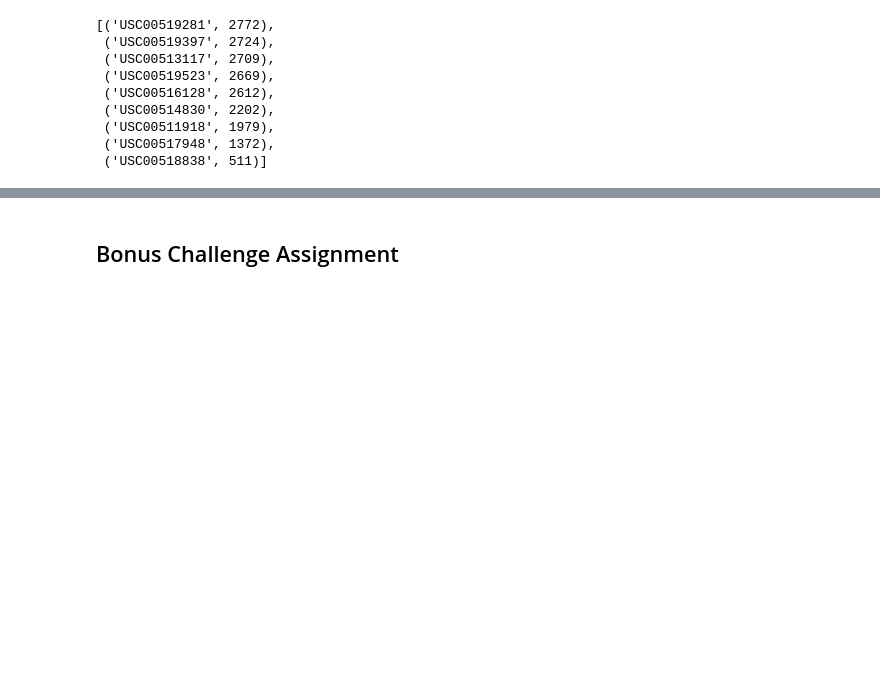
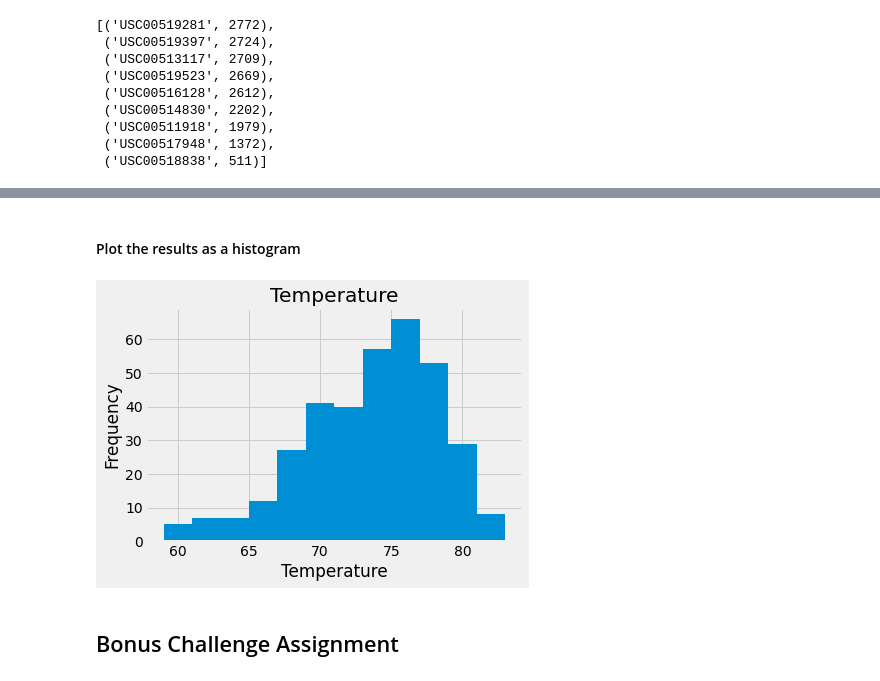
Before and after one commit to Slyssy/sqlalchemy-challenge, a Jupyter notebook: climate.ipynb, the cells around one changed output, grey strips where cells are left out. Cells and saved outputs as stored; diff of their text form; code cells hidden in the pictures; blank space fills up the shorter version.

```diff
--- a/climate.ipynb
+++ b/climate.ipynb
@@ -231,3 +234,13 @@ temp_12mnths_df
+# %% [markdown]
+#### Plot the results as a histogram
+# %%
+temp_hist = temp_12mnths_df.hist(bins=12)
+for ax in temp_hist.flatten():
+    ax.set_xlabel("Temperature")
+    ax.set_ylabel("Frequency")
+plt.show()
+# %% [output]
+[figure, added]
 # %% [markdown]
 ## Bonus Challenge Assignment
 # %%
```
Also changed, not shown: parts of 2 cells of this notebook.
